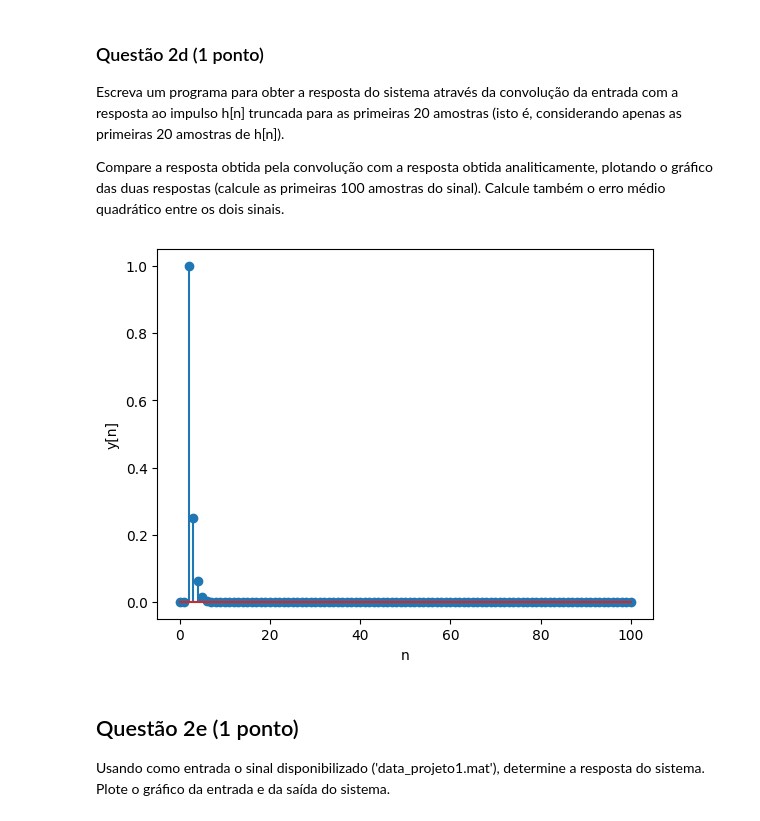
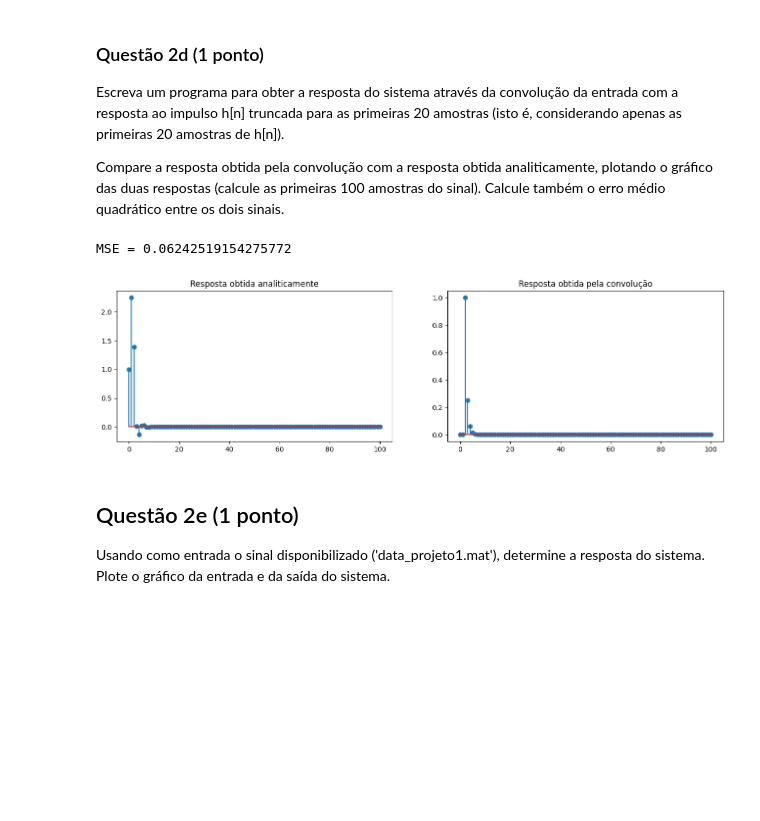
Before and after one commit to akaTsunemori/signal-processing-studies, a Jupyter notebook: projeto-1/projeto1.ipynb, the cells around one changed output. Saved outputs shown, nothing was run; the diff lists cells and outputs as text; code cells hidden in the pictures; blank space fills up the shorter version.

```diff
--- a/projeto-1/projeto1.ipynb
+++ b/projeto-1/projeto1.ipynb
@@ -197,12 +197,12 @@ def delta(n: int) -> int: # Corresponde ao Delta de Dirac
     return int(n == 0)
 
 
-def g(n: int) -> int: # Corresponde à resposta ao impulso calculada analiticamente
+def g(n: int) -> float: # Corresponde à resposta ao impulso calculada analiticamente
     return 6 * delta(n) - 7 * ((1/6)**0.5)**n * np.cos(np.pi/2 * n + 0.7753)
 
 
 @lru_cache(maxsize=102)
-def h(n: int) -> int: # Corresponde à resposta ao impulso calculada iterativamente
+def h(n: int) -> float: # Corresponde à resposta ao impulso calculada iterativamente
     if  n < 0:
         return 0
     return (-1/6)*h(n-2) + delta(n) + 2*delta(n-1) + delta(n-2)
@@ -253,28 +271,37 @@ Compare a resposta obtida pela convolução com a resposta obtida analiticamente
 # %%
 def x(n: int) -> int:
     return (1/4)**n * int(n >= 0)
 
 
-def convolute(x: list, h: list) -> list:
+def analytical(n: int) -> float:
+    return 6.81 * ((1/4)**n) - 5.96 * ((1/6)**0.5)**n * np.cos(np.pi/2 * n + 0.226)
+
+
+def convoluted(x: list, h: list) -> list:
     y = [0 for _ in range(len(x))]
     h_deque = deque(h)
     while len(h_deque) < len(y):
         h_deque.append(0)
     h_deque.rotate(-2)
     for i in range(len(y)):
         y[i] += sum([h_deque[j] * x[j] for j in range(i, -1, -1)])
         h_deque.rotate(1)
     return y
 
 
 x_n = [x(i) for i in n]
-y_n = convolute(x_n, h_n[::20])
-plt.stem(n, y_n)
-plt.xlabel('n')
-plt.ylabel('y[n]')
+y_n_analytical  = [analytical(i) for i in n]
+y_n_convolution = convoluted(x_n, h_n[::20])
+print('MSE =', calculate_mse(y_n_analytical, y_n_convolution))
+ax = plt.subplots(1, 2, figsize=(16, 4))[1]
+ax[0].stem(n, y_n_analytical)
+ax[0].set_title('Resposta obtida analiticamente')
+ax[1].stem(n, y_n_convolution)
+ax[1].set_title('Resposta obtida pela convolução')
 plt.show()
 # %% [output]
+MSE = 0.06242519154275772
-[figure, old version]
+[figure, new version]
 # %% [markdown]
 ## Questão 2e (1 ponto)
 
```
Also changed, not shown: parts of 1 cell of this notebook.
